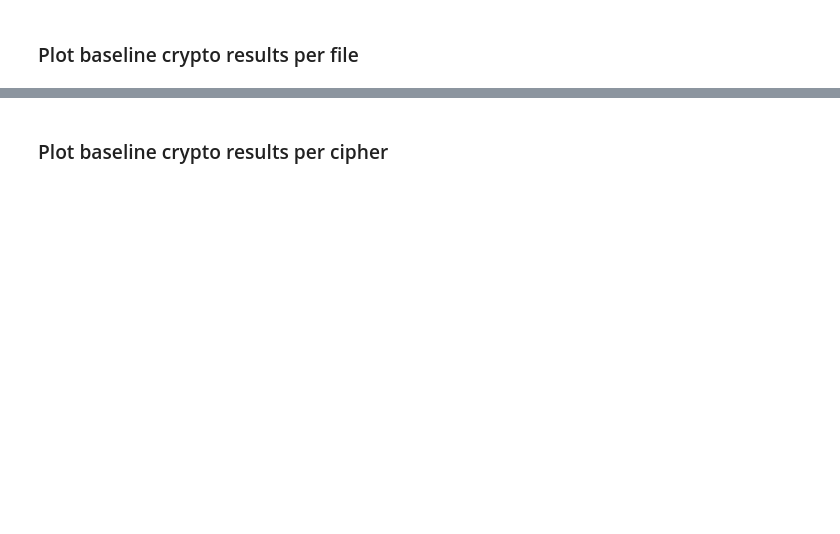
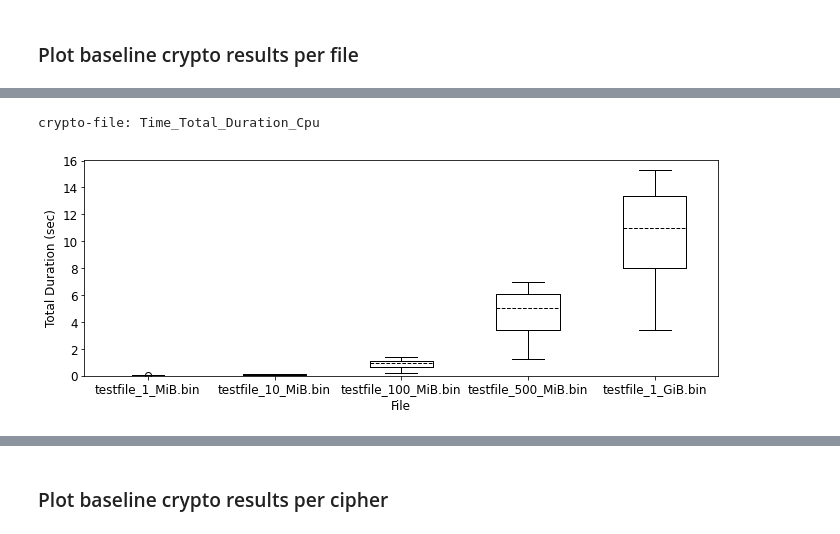
Before and after one commit to tiredcoder/jovian-colab, a Jupyter notebook: src/jupyter/notebook/Test.ipynb, the cells around one changed output, grey strips where cells are left out. Cells and saved outputs as stored; diff of their text form; code cells hidden in the pictures; blank space fills up the shorter version.

```diff
--- a/src/jupyter/notebook/Test.ipynb
+++ b/src/jupyter/notebook/Test.ipynb
@@ -370,5 +408,8 @@ widget.HBox(create_boxplots_file('crypto-file', crypto, 'Time_Total_Duration_Wal
 # %%
 # Plot Time_Total_Duration_Cpu
-widget.HBox(create_boxplots_file('crypto-file', crypto, 'Time_Total_Duration_Cpu', config), layout=widget.Layout(flex_flow='row wrap'))
+create_boxplots_file('crypto-file', crypto, 'Time_Total_Duration_Cpu', config)
+# %% [output]
+crypto-file: Time_Total_Duration_Cpu
+[figure, added]
 # %%
 # Plot Time_Encrypt_Duration_Wall
```
Also changed, not shown: parts of 57 cells of this notebook, 18 other files.
